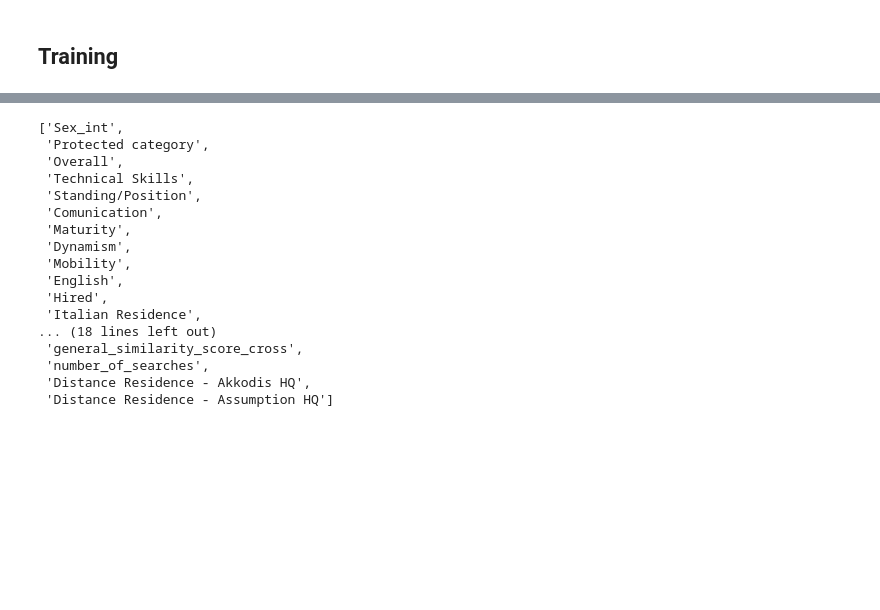
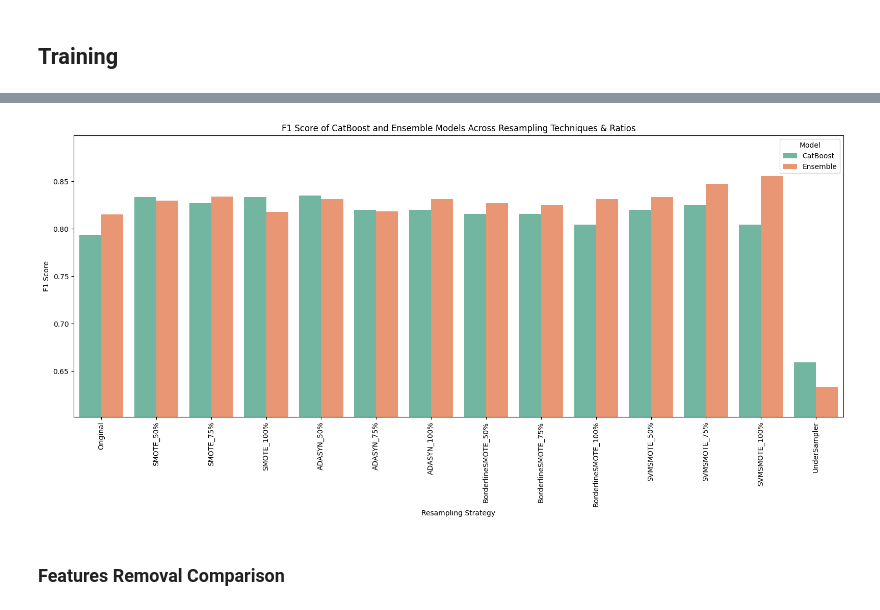
Before and after one commit to lyudmilstamenov/ethics_in_ai_unibo, a Jupyter notebook: src/model.ipynb, the cells around one changed output, grey strips where cells are left out. Drawn from its saved outputs; the diff is of its cells as text; code cells hidden in the pictures; blank space fills up the shorter version.

```diff
--- a/src/model.ipynb
+++ b/src/model.ipynb
@@ -1567,20 +1654,23 @@ CatBoost2 F1 Score on Test Set: 0.9868
-# %%
-columns_to_keep
-# %% [output]
-['Sex_int',
- 'Protected category',
- 'Overall',
- 'Technical Skills',
- 'Standing/Position',
- 'Comunication',
- 'Maturity',
- 'Dynamism',
- 'Mobility',
- 'English',
- 'Hired',
- 'Italian Residence',
-... (18 lines left out)
- 'general_similarity_score_cross',
- 'number_of_searches',
- 'Distance Residence - Akkodis HQ',
- 'Distance Residence - Assumption HQ']
+# %%
+min_f1 = results_df['F1 Score'].min()
+
+plt.figure(figsize=(16, 8))
+sns.barplot(
+    data=results_df,
+    x='Resampling',
+    y='F1 Score',
+    hue='Model',
+    palette='Set2'
+)
+plt.title('F1 Score of CatBoost and Ensemble Models Across Resampling Techniques & Ratios')
+plt.xticks(rotation=90)
+plt.ylabel('F1 Score')
+plt.ylim(bottom=0.95 * min_f1)
+plt.xlabel('Resampling Strategy')
+plt.legend(title='Model')
+plt.tight_layout()
+plt.show()
+# %% [output]
+[figure, added]
+# %% [markdown]
+### Features Removal Comparison
```
Also changed, not shown: parts of 18 cells of this notebook.
